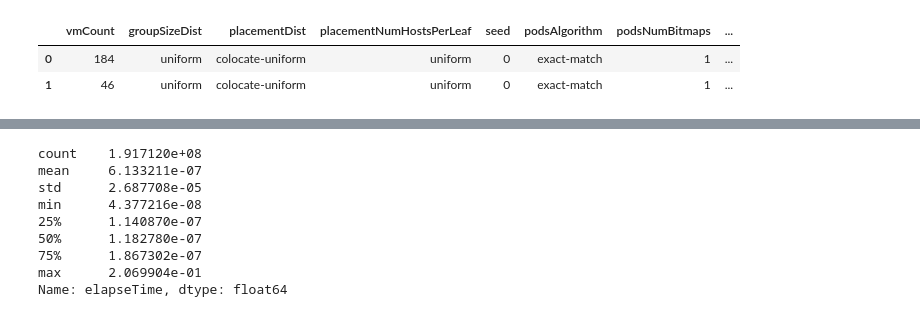
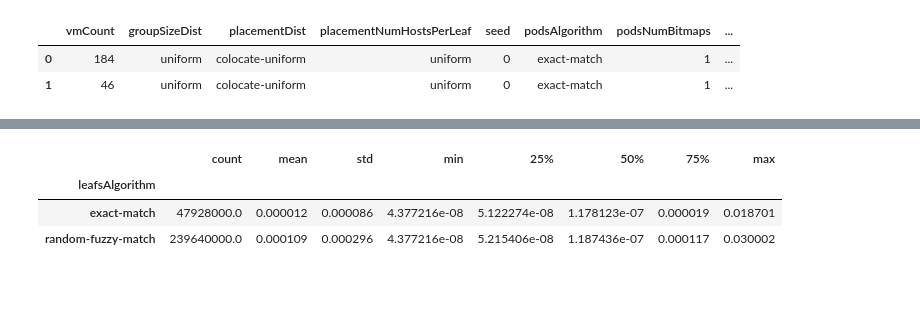
Before and after one commit to Elmo-MCast/numerical-evals, a Jupyter notebook: notebooks/12-11-2017/baseerat-1M.ipynb, the cells around one changed output, grey strips where cells are left out. Cells and saved outputs as stored; diff of their text form; code cells hidden in the pictures; blank space fills up the shorter version.

```diff
--- a/notebooks/12-11-2017/baseerat-1M.ipynb
+++ b/notebooks/12-11-2017/baseerat-1M.ipynb
@@ -231,0 +261,5 @@ podsAlgorithmElapseTime = DataSetAsDataFrame('pods_algorithm_elapse_time.csv',
+# %%
+_leafs_folders = glob.glob(directory + "logs.*_0.*_leafs*")
+# %%
+leafsAlgorithmElapseTime = DataSetAsDataFrame('leafs_algorithm_elapse_time.csv',
+                                              _leafs_folders, ['elapseTime'])
@@ -232,12 +272,11 @@ podsAlgorithmElapseTime = DataSetAsDataFrame('pods_algorithm_elapse_time.csv',
+# %%
+leafsAlgorithmElapseTime.drop(['groupSizeDist', 'placementDist', 'placementNumHostsPerLeaf',
+                               'podsAlgorithm', 'podsNumBitmaps', 'podsNumNodesPerBitmap',
+                               'podsRedundancyPerBitmap', 'podsNumRules'], axis=1, inplace=True)
 # %%
-podsAlgorithmElapseTime['elapseTime'].describe()
+leafsAlgorithmElapseTime.groupby('leafsAlgorithm')['elapseTime'].describe()
 # %% [output]
-count    1.917120e+08
-mean     6.133211e-07
-std      2.687708e-05
-min      4.377216e-08
-25%      1.140870e-07
-50%      1.182780e-07
-75%      1.867302e-07
-max      2.069904e-01
-Name: elapseTime, dtype: float64
+|  | count | mean | std | min | 25% | 50% | 75% | max |
+| leafsAlgorithm |  |  |  |  |  |  |  |  |
+| exact-match | 47928000.0 | 0.000012 | 0.000086 | 4.377216e-08 | 5.122274e-08 | 1.178123e-07 | 0.000019 | 0.018701 |
+| random-fuzzy-match | 239640000.0 | 0.000109 | 0.000296 | 4.377216e-08 | 5.215406e-08 | 1.187436e-07 | 0.000117 | 0.030002 |
```
Also changed, not shown: parts of 99 cells of this notebook.
